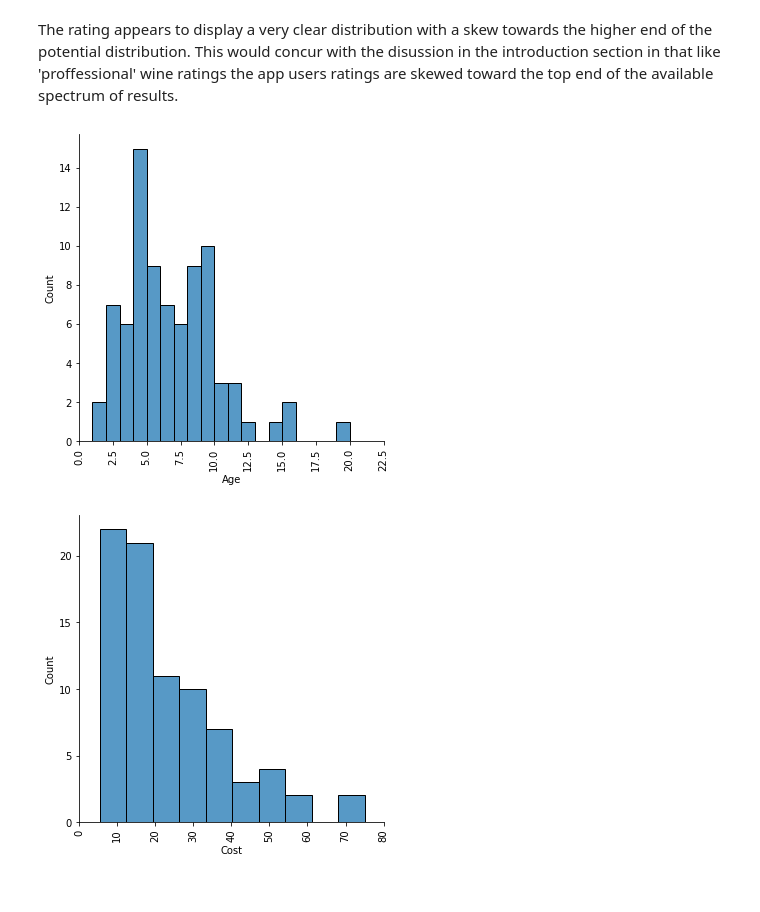
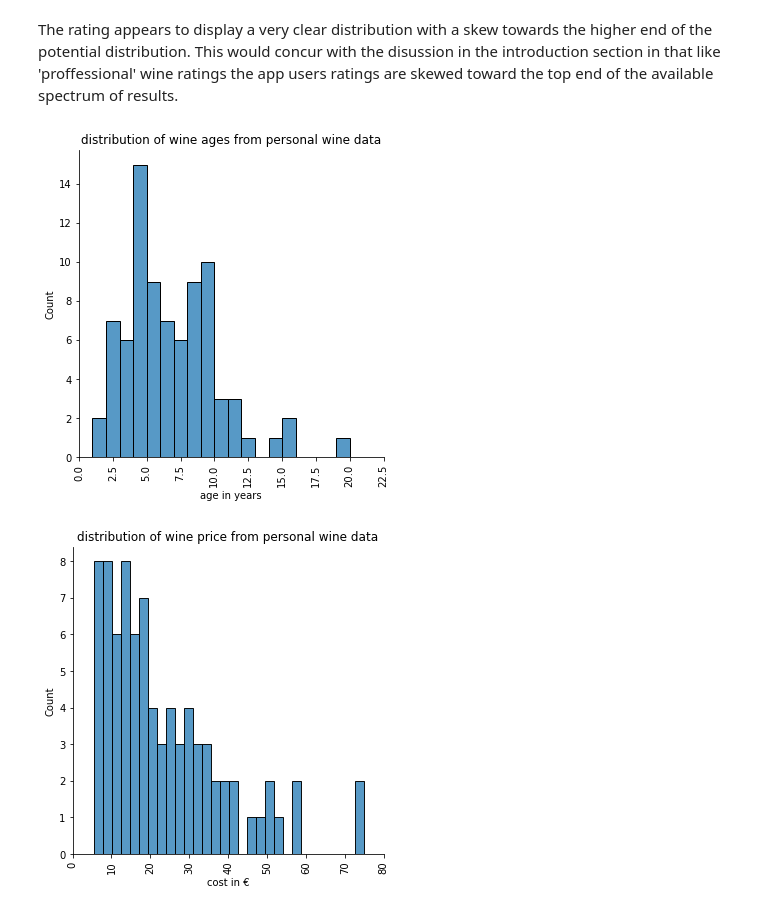
Before and after one commit to Jonathangmit/Wine-dataset, a Jupyter notebook: NumPy data set project.ipynb, the cells around one changed output. Saved outputs shown, nothing was run; the diff lists cells and outputs as text; code cells hidden in the pictures.

```diff
--- a/NumPy data set project.ipynb
+++ b/NumPy data set project.ipynb
@@ -228,16 +230,21 @@ plt.show()
 The rating appears to display a very clear distribution with a skew towards the higher end of the potential distribution. This would concur with the disussion in the introduction section in that like 'proffessional' wine ratings the app users ratings are skewed toward the top end of the available spectrum of results.
 # %%
 chart = sns.displot(wr,x="Age",binwidth =1)
+plt.title("distribution of wine ages from personal wine data")
+plt.xlabel("age in years")
 chart.set_xticklabels(rotation=90)
 plt.show()
 # %% [output]
-[figure, old version]
+[figure, new version]
 # %%
-chart = sns.displot(wr,x="Cost", bins=10)
+chart = sns.displot(wr,x="Cost", bins=30)
+plt.xlabel("age in years")
+plt.title("distribution of wine price from personal wine data")
+plt.xlabel("cost in €")
 chart.set_xticklabels(rotation=90)
 plt.show()
 # %% [output]
-[figure, old version]
+[figure, new version]
 # %%
 chart = sns.displot(wr,x="Country")
 chart.set_xticklabels(rotation=90)
```
Also changed, not shown: parts of 3 cells of this notebook.
